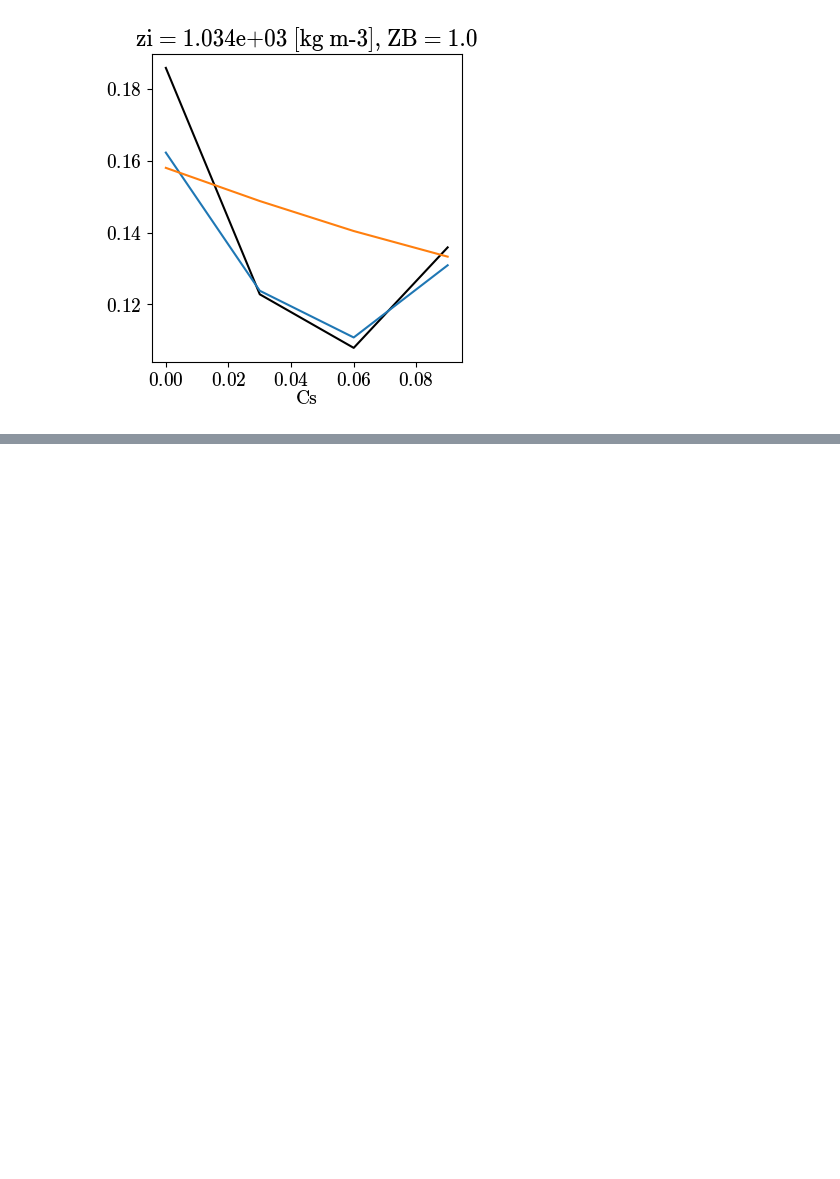
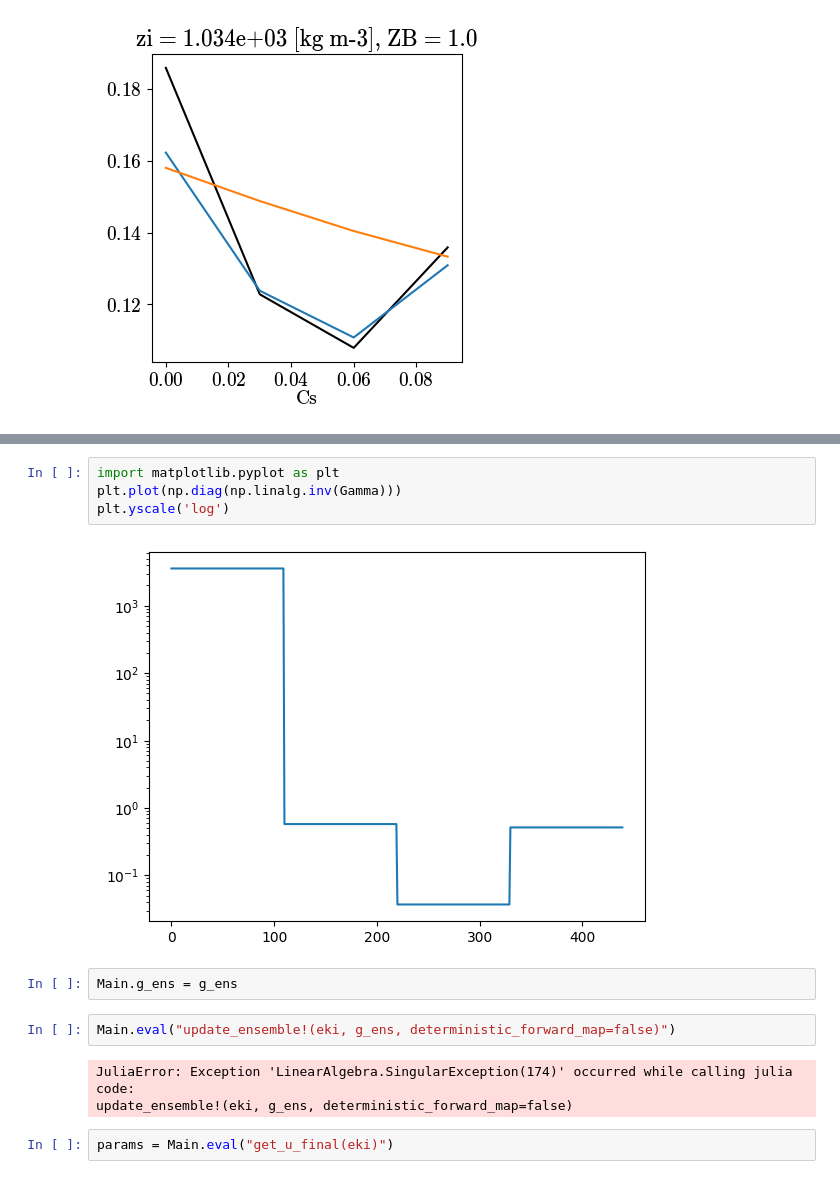
Before and after one commit to m2lines/calibration-MOM6, a Jupyter notebook: notebooks/calibrate-Double-Gyre.ipynb, the cells around one changed output, grey strips where cells are left out. Cells and saved outputs as stored; diff of their text form; blank space fills up the shorter version.

```diff
--- a/notebooks/calibrate-Double-Gyre.ipynb
+++ b/notebooks/calibrate-Double-Gyre.ipynb
@@ -789,0 +960,15 @@ plt.plot(RMSE_grid.Cs, RMSE_stupid.reshape(31,4)[10,:])
+# %%
+import matplotlib.pyplot as plt
+plt.plot(np.diag(np.linalg.inv(Gamma)))
+plt.yscale('log')
+# %% [output]
+[figure, added]
+# %%
+Main.g_ens = g_ens
+# %%
+Main.eval("update_ensemble!(eki, g_ens, deterministic_forward_map=false)")
+# %% [output]
+JuliaError: Exception 'LinearAlgebra.SingularException(174)' occurred while calling julia code:
+update_ensemble!(eki, g_ens, deterministic_forward_map=false)
+# %%
+params = Main.eval("get_u_final(eki)")
```
Also changed, not shown: parts of 21 cells of this notebook, 4 other files.
